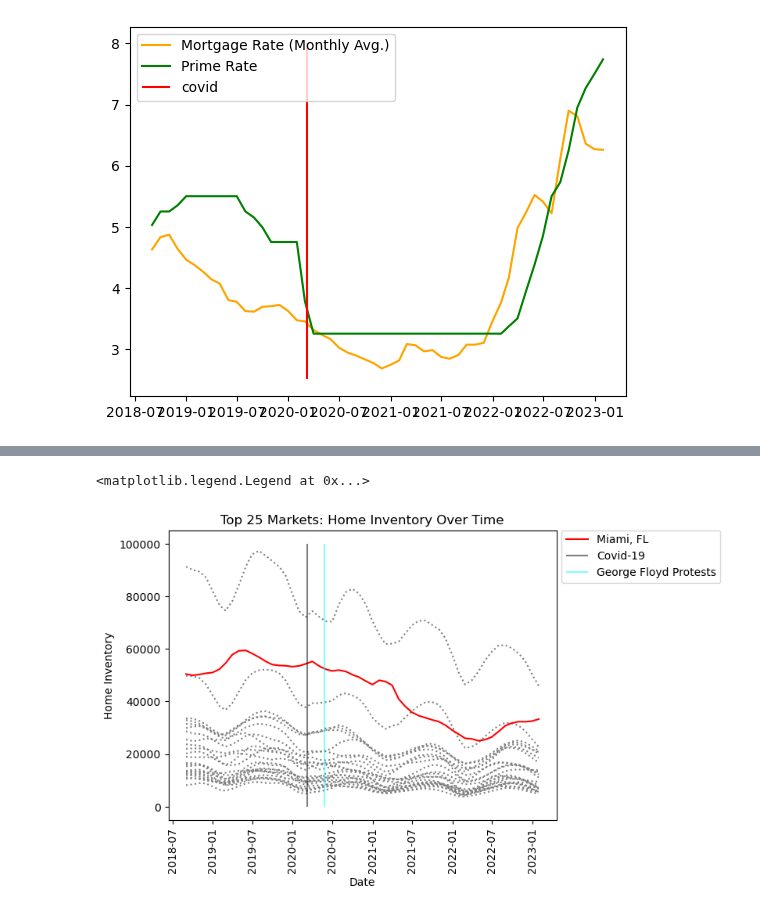
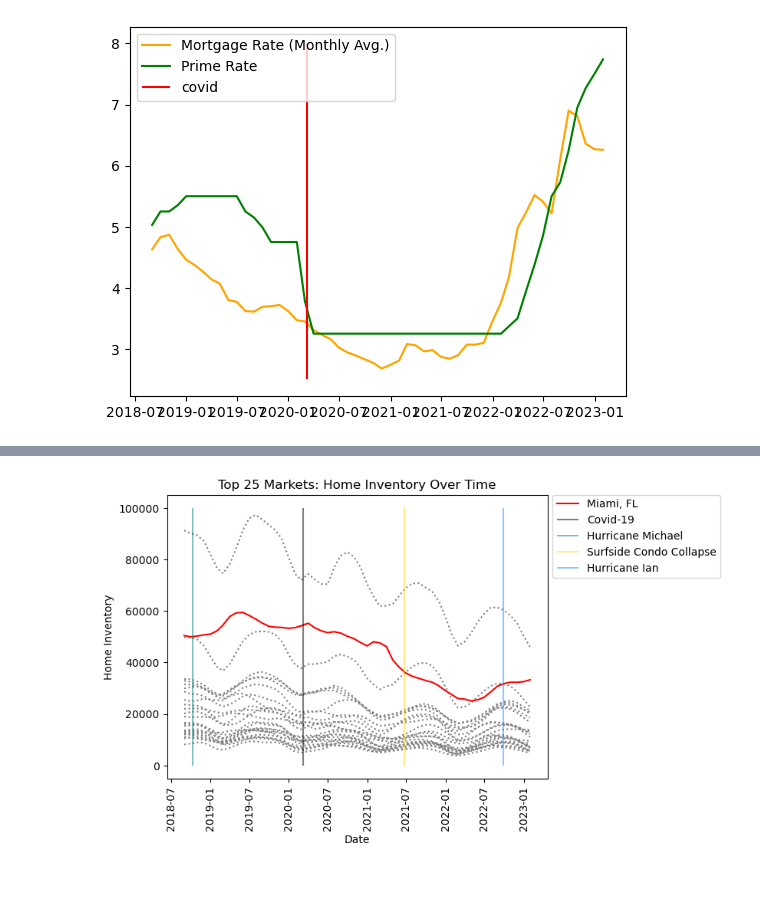
Before and after one commit to ceramicbull/Project-1-Repo, a Jupyter notebook: bens_analysis/For Sale Inventory.ipynb, the cells around one changed output, grey strips where cells are left out. Cells and saved outputs as stored; diff of their text form; code cells hidden in the pictures; blank space fills up the shorter version.

Commit message:
finalized regional plots

```diff
--- a/bens_analysis/For Sale Inventory.ipynb
+++ b/bens_analysis/For Sale Inventory.ipynb
@@ -340,18 +340,20 @@ top_markets
 # %%
 #isolate Miami, FL Market
 for index, row in top_markets.iterrows():
     market_y=top_markets.loc[index].astype(float)
     if index == "Miami, FL":
         plt.plot(x_val, market_y, color="red", label=index),
     else:
         plt.plot(x_val, market_y, color="grey", linestyle="dotted")
 plt.xlabel("Date")
 plt.ylabel("Home Inventory")
 plt.xticks(rotation = 90)
 plt.title("Top 25 Markets: Home Inventory Over Time")
 plt.vlines(datetime.date(2020, 3, 9), ymin=1, ymax=100000, alpha=.5, colors='black',label="Covid-19")
-plt.vlines(datetime.date(2020, 5, 26), ymin=2.5, ymax=100000, alpha=.5, colors='cyan',label="George Floyd Protests")
+plt.vlines(datetime.date(2018, 10, 10), ymin=2.5, ymax=100000, alpha=.5, colors='teal',label="Hurricane Michael")
+plt.vlines(datetime.date(2021, 6, 24), ymin=2.5, ymax=100000, alpha=.5, colors='Gold',label="Surfside Condo Collapse")
+plt.vlines(datetime.date(2022, 9, 28), ymin=2.5, ymax=100000, alpha=.5, colors='dodgerblue',label="Hurricane Ian")
 plt.legend(bbox_to_anchor=(1,1.02), loc="upper left")
+plt.savefig("Miami.png", bbox_inches="tight", dpi=300)
 # %% [output]
-<matplotlib.legend.Legend at 0x...>
-[figure, old version]
+[figure, new version]
```
Also changed, not shown: parts of 4 cells of this notebook, 2 other files.
